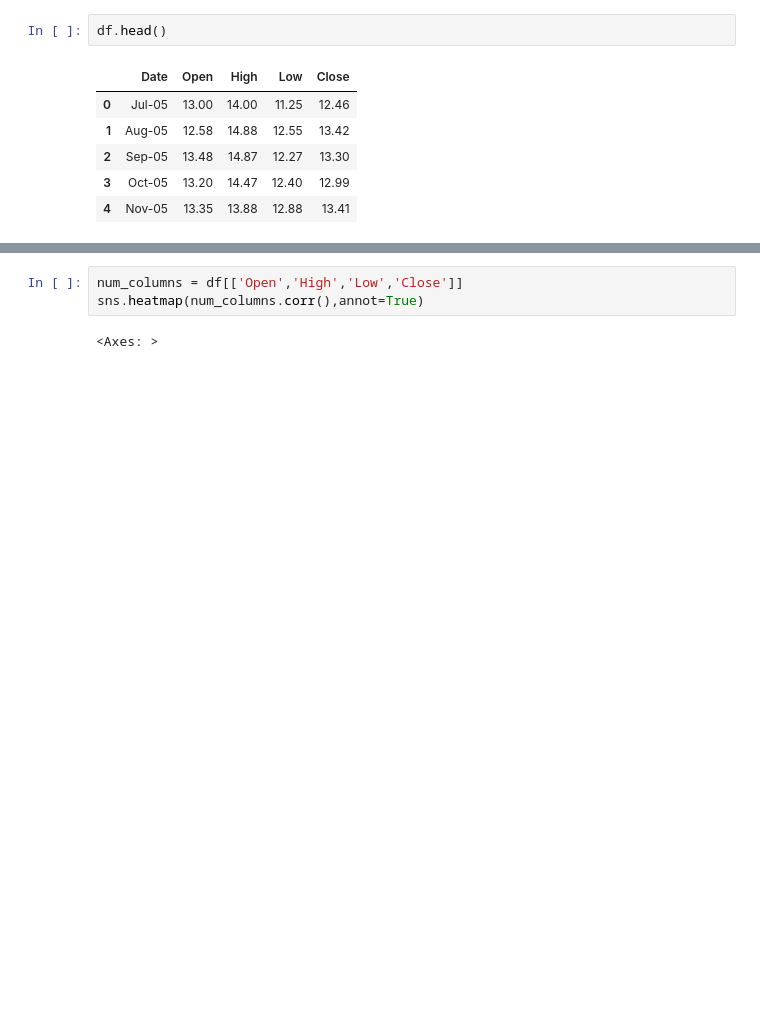
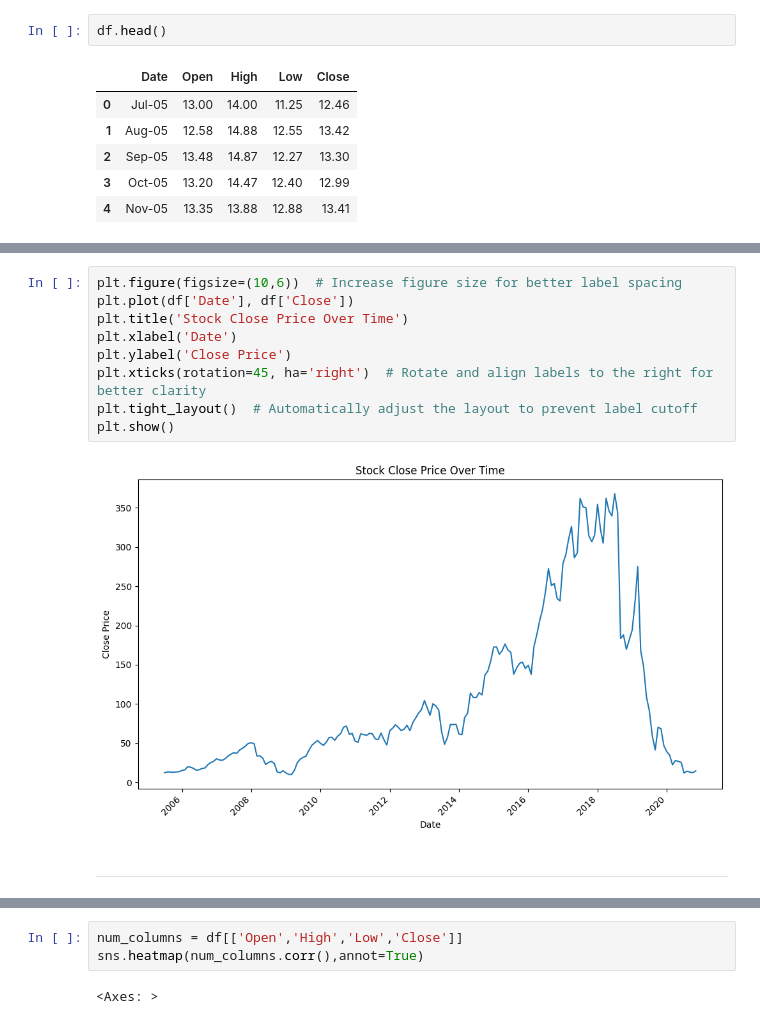
Before and after one commit to Sandeshwebdev1999/EDA_python, a Jupyter notebook: Yes_bank_stock_prediction.ipynb, the cells around one changed output, grey strips where cells are left out. Drawn from its saved outputs; the diff is of its cells as text; blank space fills up the shorter version.

```diff
--- a/Yes_bank_stock_prediction.ipynb
+++ b/Yes_bank_stock_prediction.ipynb
@@ -240,0 +238,13 @@ df.head()
+# %%
+plt.figure(figsize=(10,6))  # Increase figure size for better label spacing
+plt.plot(df['Date'], df['Close'])
+plt.title('Stock Close Price Over Time')
+plt.xlabel('Date')
+plt.ylabel('Close Price')
+plt.xticks(rotation=45, ha='right')  # Rotate and align labels to the right for better clarity
+plt.tight_layout()  # Automatically adjust the layout to prevent label cutoff
+plt.show()
+# %% [output]
+[figure, added]
+# %% [markdown]
+____
```
Also changed, not shown: parts of 63 cells of this notebook.
